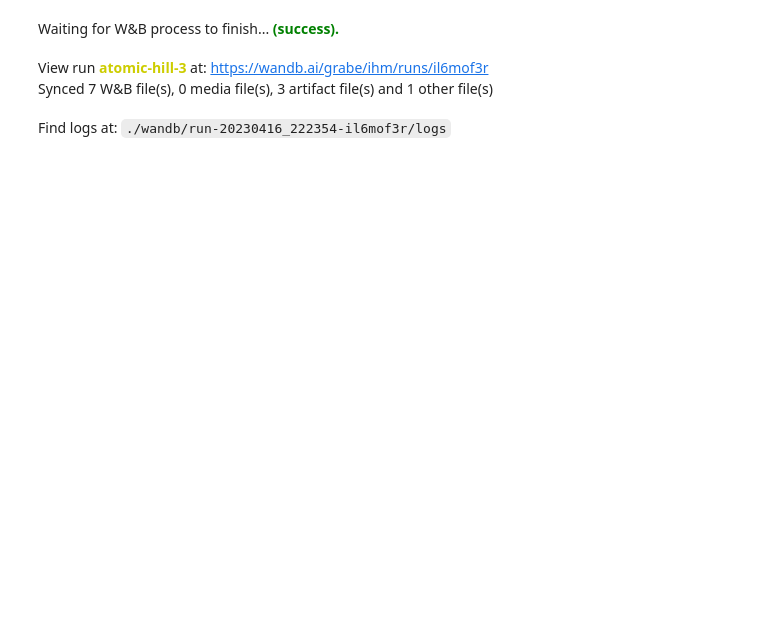
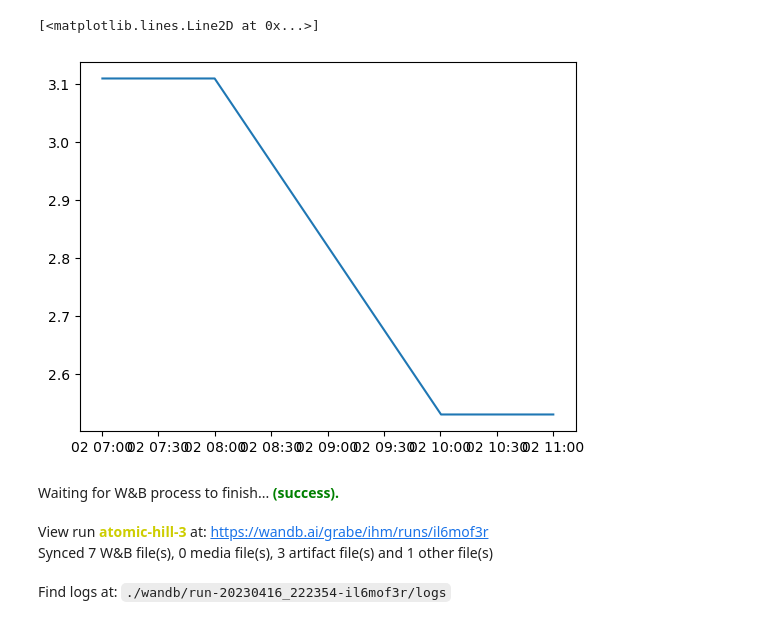
Before and after one commit to ThiagoGrabe/flotation-plant-analysis, a Jupyter notebook: src/eda/EDA.ipynb, the cells around one changed output. Drawn from its saved outputs; the diff is of its cells as text; code cells hidden in the pictures; blank space fills up the shorter version.

```diff
--- a/src/eda/EDA.ipynb
+++ b/src/eda/EDA.ipynb
@@ -15,0 +20,4 @@ View run at https://wandb.ai/grabe/ihm/runs/il6mof3r
+# %%
+run = wandb.init(project="ihm", group="eda", save_code=True)
+local_path = wandb.use_artifact("MiningProcess_Flotation_Plant_Database.csv:latest").file()
+df = pd.read_csv(local_path, decimal=",",parse_dates=["date"], index_col="date")
@@ -45,0 +117,3 @@ df.head()
+# %%
+df = df.loc["2017-04-01":]
+df.head(2)
@@ -45,0 +182,7 @@ df.head()
+# %%
+new_val = df.loc['2017-04-10 00:00:00'].values[-1]
+append_val = pd.DataFrame(new_val.reshape(1,-1), columns=df.columns.tolist())
+append_val['date'] = '2017-04-10 00:00:00'
+append_val['date'] = pd.to_datetime(append_val['date'])
+append_val = append_val.set_index('date', drop=True)
+append_val
@@ -45,0 +194,3 @@ df.head()
+# %%
+df = pd.concat([df, append_val]).reset_index().set_index('date', drop=True)
+df.loc['2017-04-10'].groupby(df.loc['2017-04-10'].index).count().head(3)
@@ -46,3 +239,9 @@ df.head()
+# %%
+idx = pd.date_range(start='2017-04-02 07:00:20', end='2017-04-02 11:00:00', freq='20s')
+plt.plot(idx, df.loc['2017-04-02 07:00:00':'2017-04-02 10:00:00']['% Silica Concentrate'].values)
+# %% [output]
+[<matplotlib.lines.Line2D at 0x...>]
+[figure, added]
 # %%
 run.finish()
 # %% [output]
```
Also changed, not shown: parts of 30 cells of this notebook, 1 other file.
